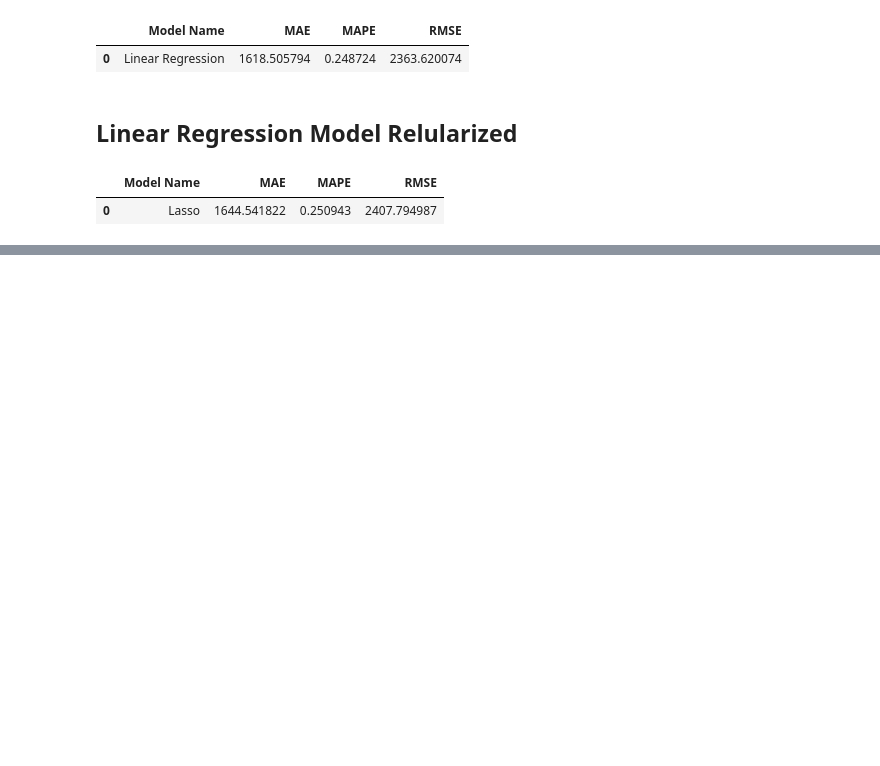
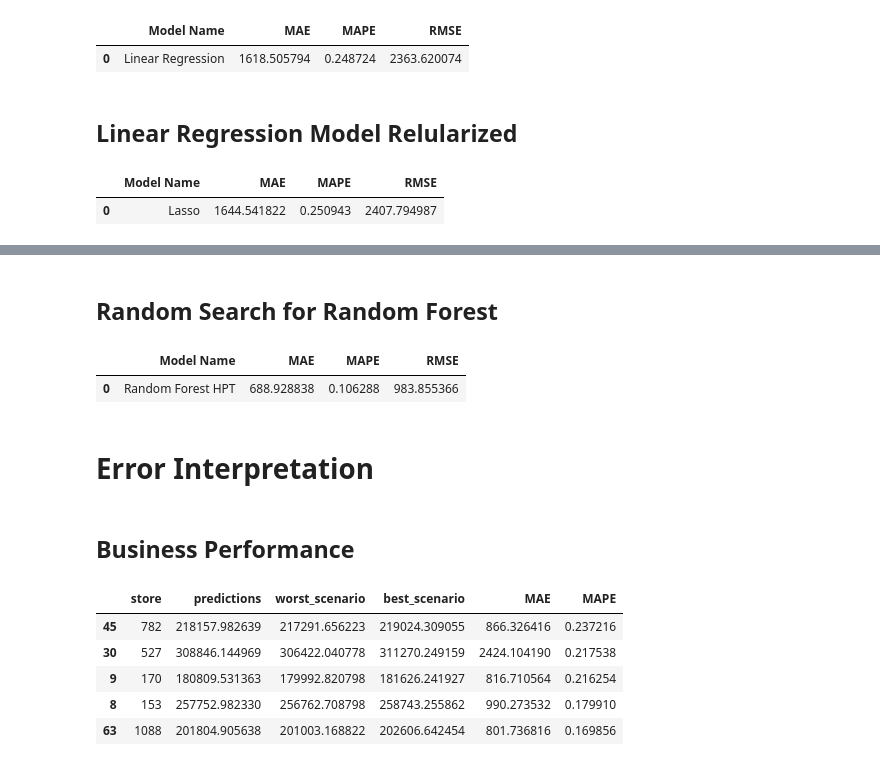
Before and after one commit to enerdb/Store-Sales-Prediction, a Jupyter notebook: store_sales_prediction.ipynb, the cells around one changed output, grey strips where cells are left out. Cells and saved outputs as stored; diff of their text form; code cells hidden in the pictures; blank space fills up the shorter version.

```diff
--- a/store_sales_prediction.ipynb
+++ b/store_sales_prediction.ipynb
@@ -796,0 +918,2 @@ lrr_result
+# %% [markdown]
+## Random Search for Random Forest
@@ -796,0 +957,10 @@ lrr_result
+# %%
+    yhat_rf_hpt = rf_random.predict(X_test)
+
+    rf_result = ml_error('Random Forest HPT', np.expm1(y_test), np.expm1(yhat_rf_hpt))
+    rf_result
+# %% [output]
+|  | Model Name | MAE | MAPE | RMSE |
+| 0 | Random Forest HPT | 688.928838 | 0.106288 | 983.855366 |
+# %% [markdown]
+# Error Interpretation
@@ -796,0 +973,2 @@ lrr_result
+# %% [markdown]
+## Business Performance
@@ -796,0 +993,9 @@ lrr_result
+# %%
+business.sort_values('MAPE', ascending = False).head()
+# %% [output]
+|  | store | predictions | worst_scenario | best_scenario | MAE | MAPE |
+| 45 | 782 | 218157.982639 | 217291.656223 | 219024.309055 | 866.326416 | 0.237216 |
+| 30 | 527 | 308846.144969 | 306422.040778 | 311270.249159 | 2424.104190 | 0.217538 |
+| 9 | 170 | 180809.531363 | 179992.820798 | 181626.241927 | 816.710564 | 0.216254 |
+| 8 | 153 | 257752.982330 | 256762.708798 | 258743.255862 | 990.273532 | 0.179910 |
+| 63 | 1088 | 201804.905638 | 201003.168822 | 202606.642454 | 801.736816 | 0.169856 |
```
Also changed, not shown: parts of 29 cells of this notebook.
